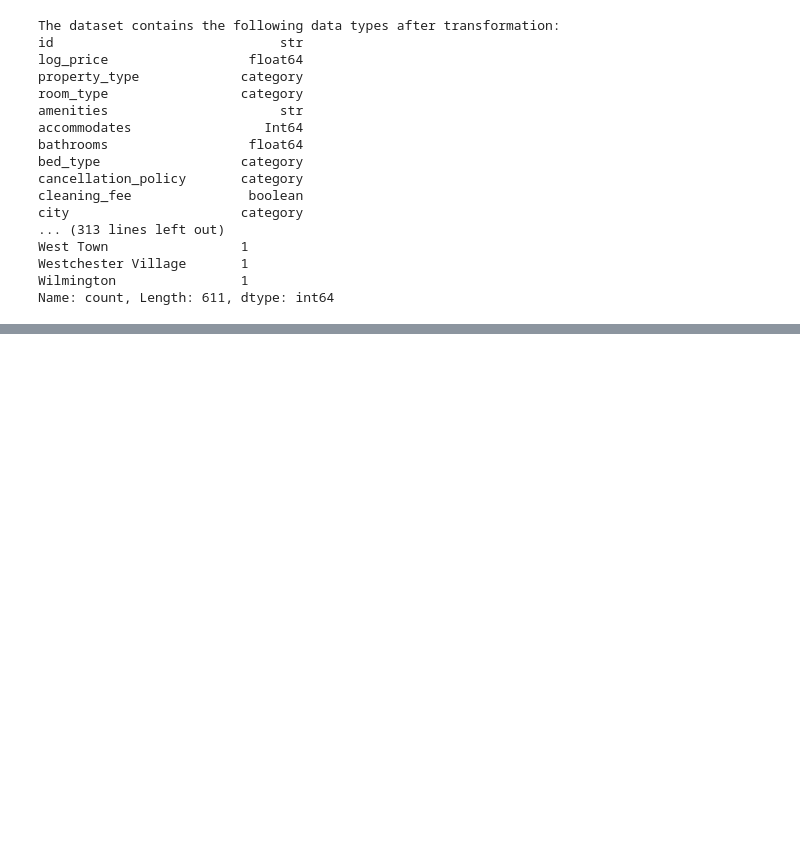
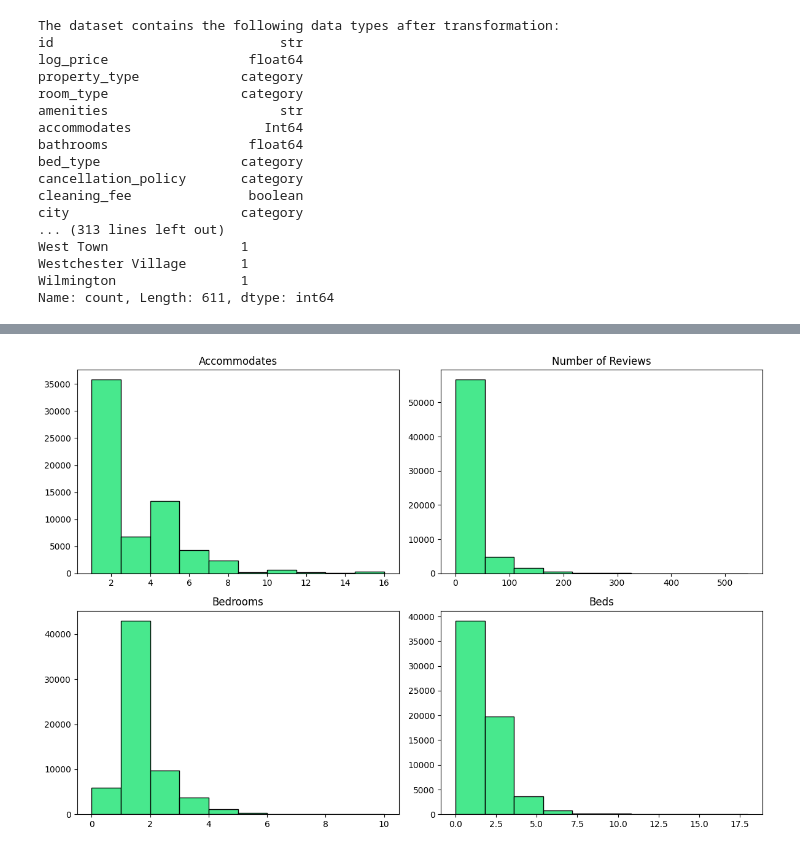
Before and after one commit to flamboyant14/airbnbPricePredictionModel, a Jupyter notebook: cddProyectoFinal.ipynb, the cells around one changed output, grey strips where cells are left out. Cells and saved outputs as stored; diff of their text form; code cells hidden in the pictures; blank space fills up the shorter version.

```diff
--- a/cddProyectoFinal.ipynb
+++ b/cddProyectoFinal.ipynb
@@ -238,0 +263,17 @@ Name: count, Length: 611, dtype: int64
+# %%
+# univariate numeric column analysis
+chartStyle = dict(color="#48e88d", edgecolor="#000000")
+print("Central Tendency for numeric columns:")
+for col in numeric_columns:
+    print(f"{col}:\nMean: {df[col].mean()}\nMedian: {df[col].median()}\nMode: {df[col].mode(dropna=True).to_list()}\n")
+
+print("--------------------------------------------------------------------------\n")
+
+print("Dispersion for numeric columns:")
+for col in numeric_columns:
+    print(f"{col}:\nVariance: {df[col].var()}\nStandard Deviation: {df[col].std()}\nRange: {df[col].max() - df[col].min()}\nInterquartile Range: {df[col].quantile(0.75) - df[col].quantile(0.25)}\n")
+
+print("--------------------------------------------------------------------------\n")
+print("Shape for numeric columns:")
+for col in numeric_columns:
+    print(f"{col}:\nSkewness: {df[col].skew()}\nKurtosis: {df[col].kurt()}\n")
@@ -238,0 +298,19 @@ Name: count, Length: 611, dtype: int64
+# %%
+# numeric variable visualization
+figure, axes = plt.subplots(2, 2, figsize=(12,8))
+axes[0,0].hist(df["accommodates"], **chartStyle)
+axes[0,0].set_title("Accommodates")
+
+axes[0,1].hist(df["number_of_reviews"], **chartStyle)
+axes[0,1].set_title("Number of Reviews")
+
+axes[1,0].hist(df["bedrooms"], **chartStyle)
+axes[1,0].set_title("Bedrooms")
+
+axes[1,1].hist(df["beds"], **chartStyle)
+axes[1,1].set_title("Beds")
+
+plt.tight_layout()
+plt.show()
+# %% [output]
+[figure, added]
```
Also changed, not shown: parts of 19 cells of this notebook.
